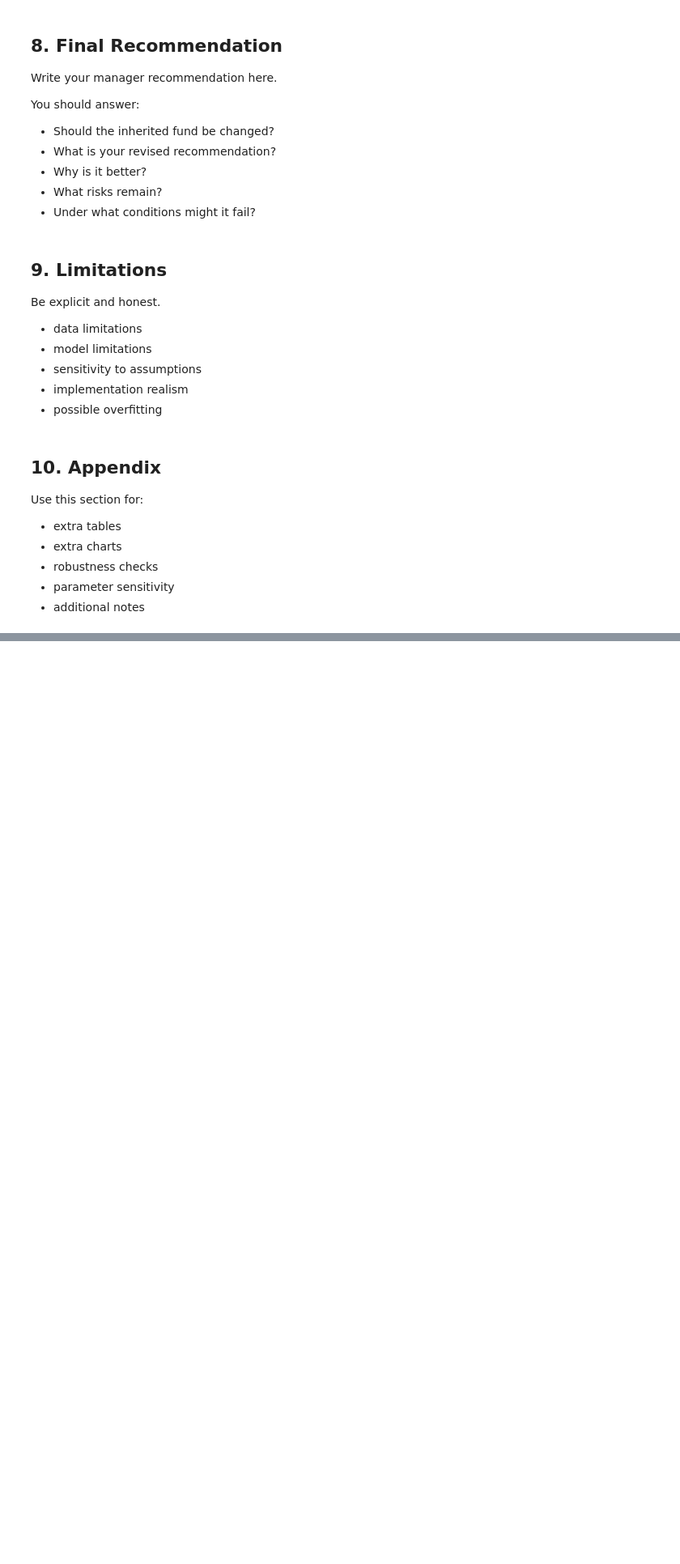
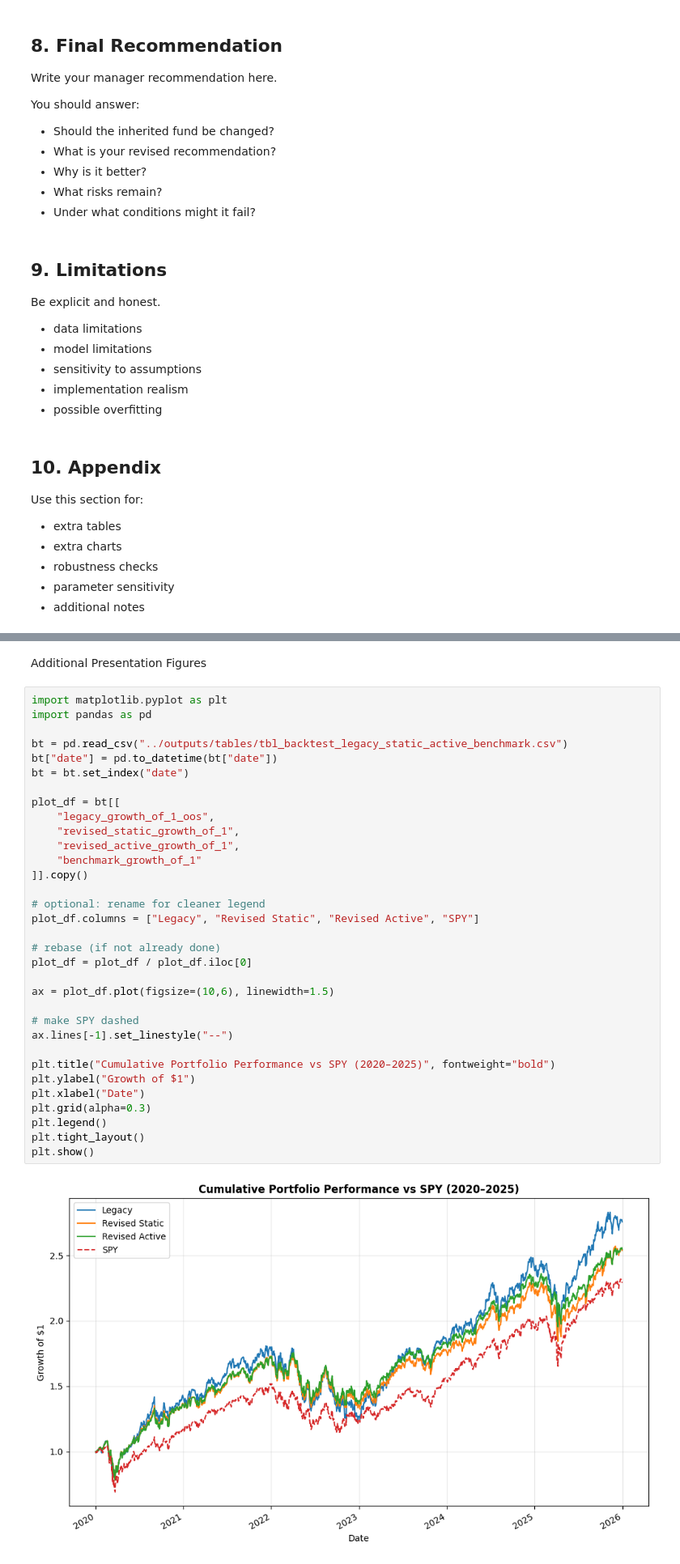
Before and after one commit to beaubarthuly/BFIN491project, a Jupyter notebook: notebooks/capstone_report.ipynb, the cells around one changed output, grey strips where cells are left out. Shown at 81% size. Saved outputs shown, nothing was run; the diff lists cells and outputs as text; blank space fills up the shorter version.

```diff
--- a/notebooks/capstone_report.ipynb
+++ b/notebooks/capstone_report.ipynb
@@ -454,0 +479,37 @@ tables["manifest"].tail()
+# %% [markdown]
+Additional Presentation Figures
+# %%
+import matplotlib.pyplot as plt
+import pandas as pd
+
+bt = pd.read_csv("../outputs/tables/tbl_backtest_legacy_static_active_benchmark.csv")
+bt["date"] = pd.to_datetime(bt["date"])
+bt = bt.set_index("date")
+
+plot_df = bt[[
+    "legacy_growth_of_1_oos",
+    "revised_static_growth_of_1",
+    "revised_active_growth_of_1",
+    "benchmark_growth_of_1"
+]].copy()
+
+# optional: rename for cleaner legend
+plot_df.columns = ["Legacy", "Revised Static", "Revised Active", "SPY"]
+
+# rebase (if not already done)
+plot_df = plot_df / plot_df.iloc[0]
+
+ax = plot_df.plot(figsize=(10,6), linewidth=1.5)
+
+# make SPY dashed
+ax.lines[-1].set_linestyle("--")
+
+plt.title("Cumulative Portfolio Performance vs SPY (2020–2025)", fontweight="bold")
+plt.ylabel("Growth of $1")
+plt.xlabel("Date")
+plt.grid(alpha=0.3)
+plt.legend()
+plt.tight_layout()
+plt.show()
+# %% [output]
+[figure, added]
```
Also changed, not shown: parts of 18 cells of this notebook, 3 other files.
